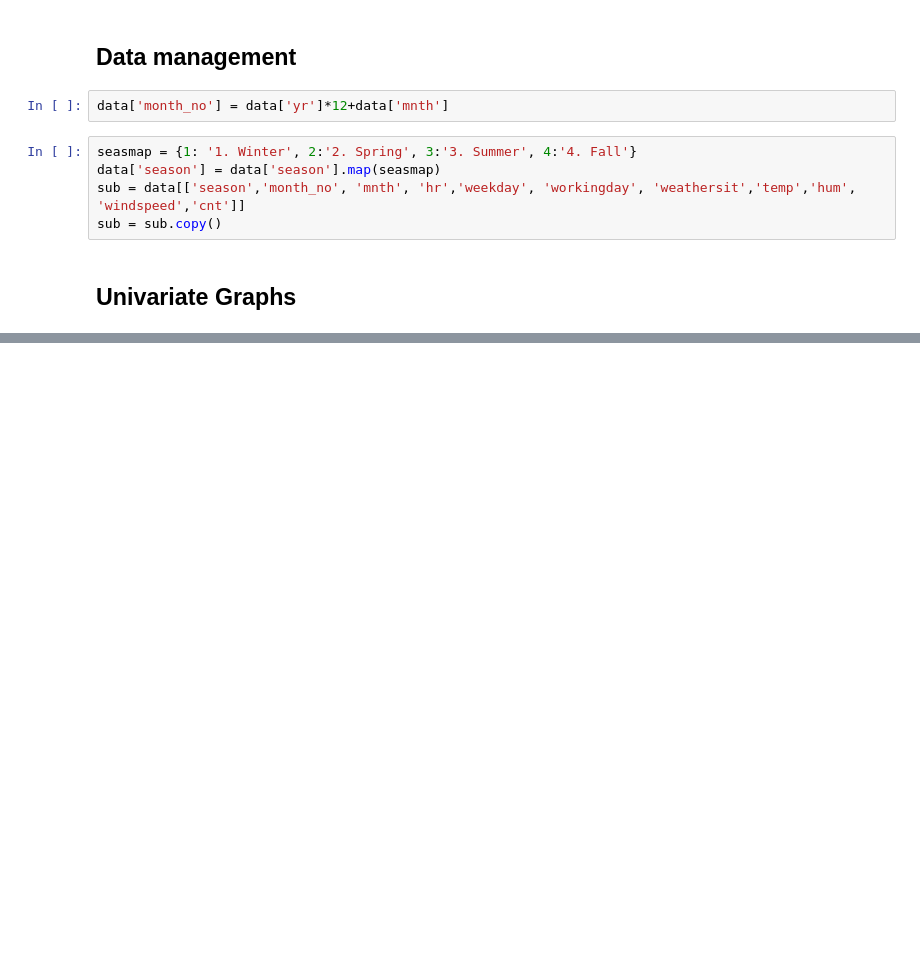
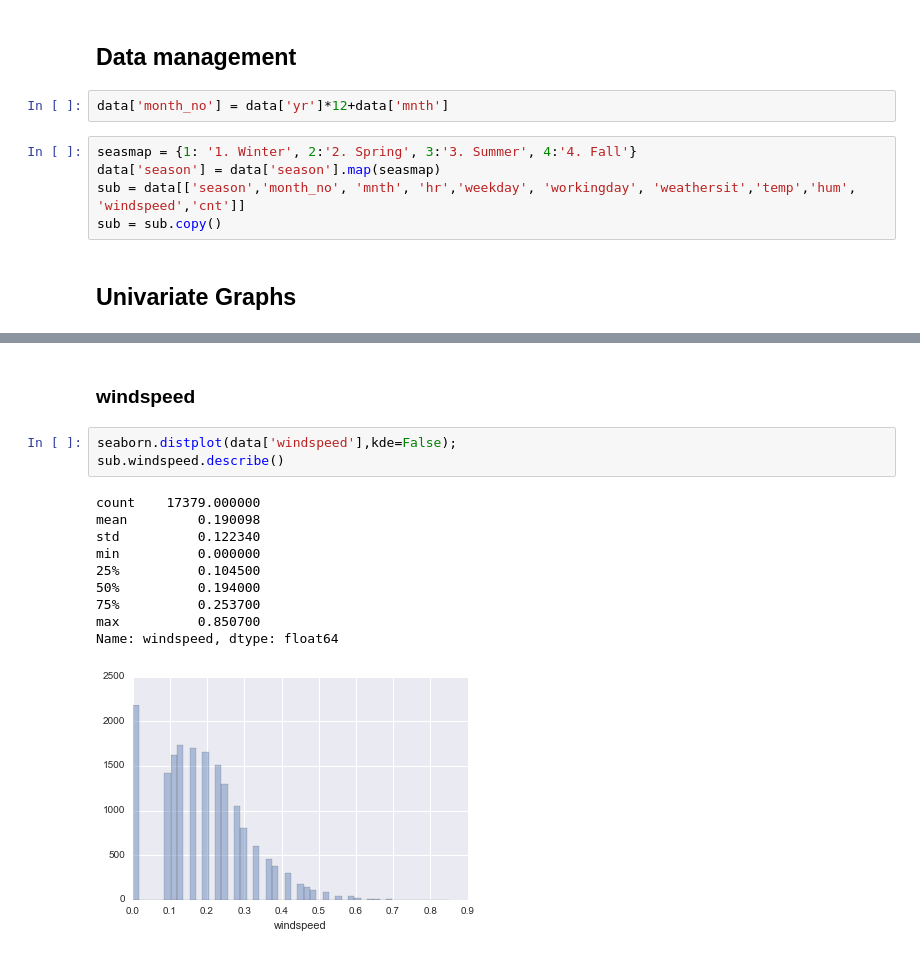
Before and after one commit to herwinvw/DataManagementandVisualizationCourse, a Jupyter notebook: creating_graphs.ipynb, the cells around one changed output, grey strips where cells are left out. Saved outputs shown, nothing was run; the diff lists cells and outputs as text; blank space fills up the shorter version.

```diff
--- a/creating_graphs.ipynb
+++ b/creating_graphs.ipynb
@@ -50,0 +95,16 @@ seaborn.distplot(data['temp'],kde=False);
+# %% [markdown]
+### windspeed
+# %%
+seaborn.distplot(data['windspeed'],kde=False);
+sub.windspeed.describe()
+# %% [output]
+count    17379.000000
+mean         0.190098
+std          0.122340
+min          0.000000
+25%          0.104500
+50%          0.194000
+75%          0.253700
+max          0.850700
+Name: windspeed, dtype: float64
+[figure, added]
```
Also changed, not shown: parts of 31 cells of this notebook.
